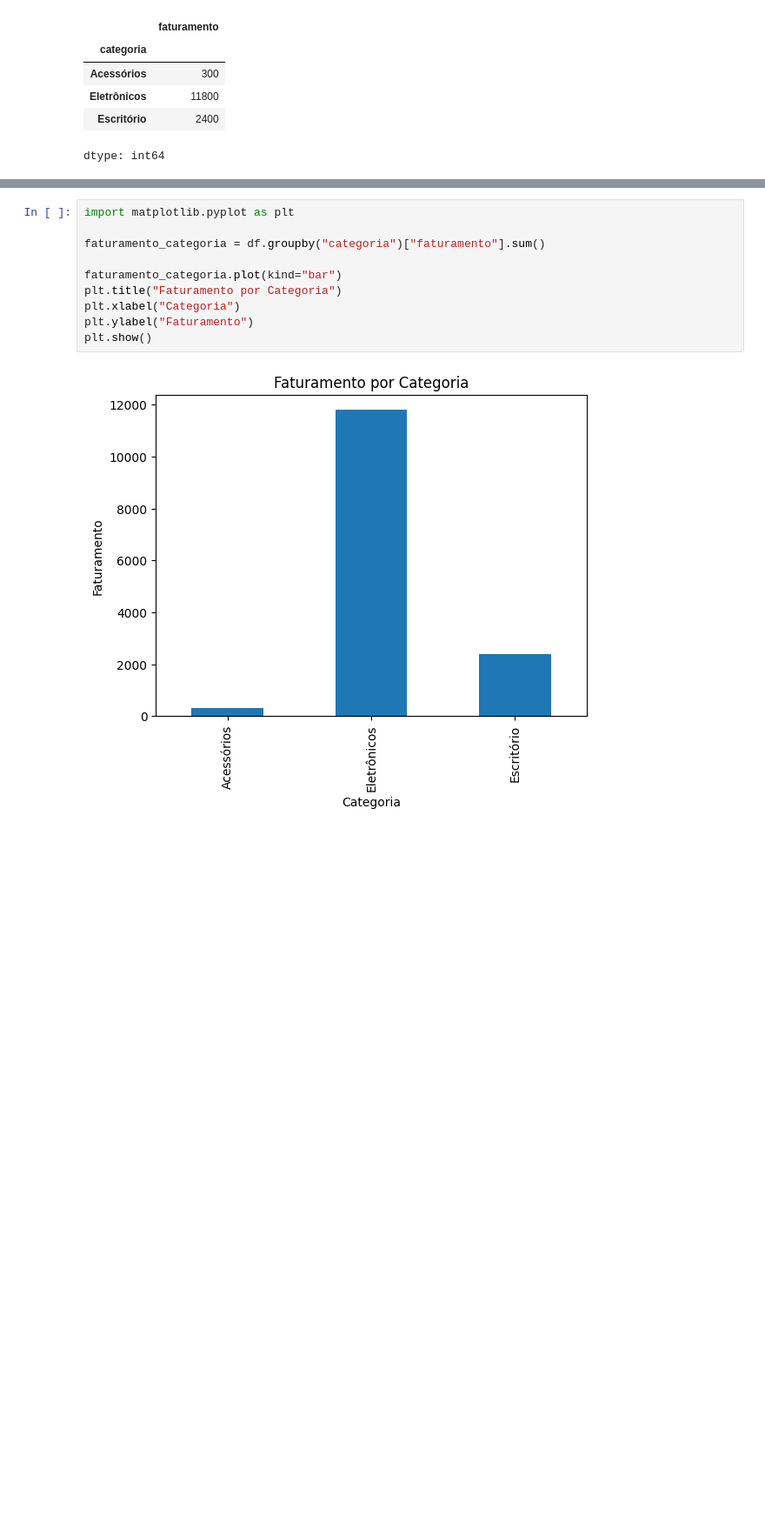
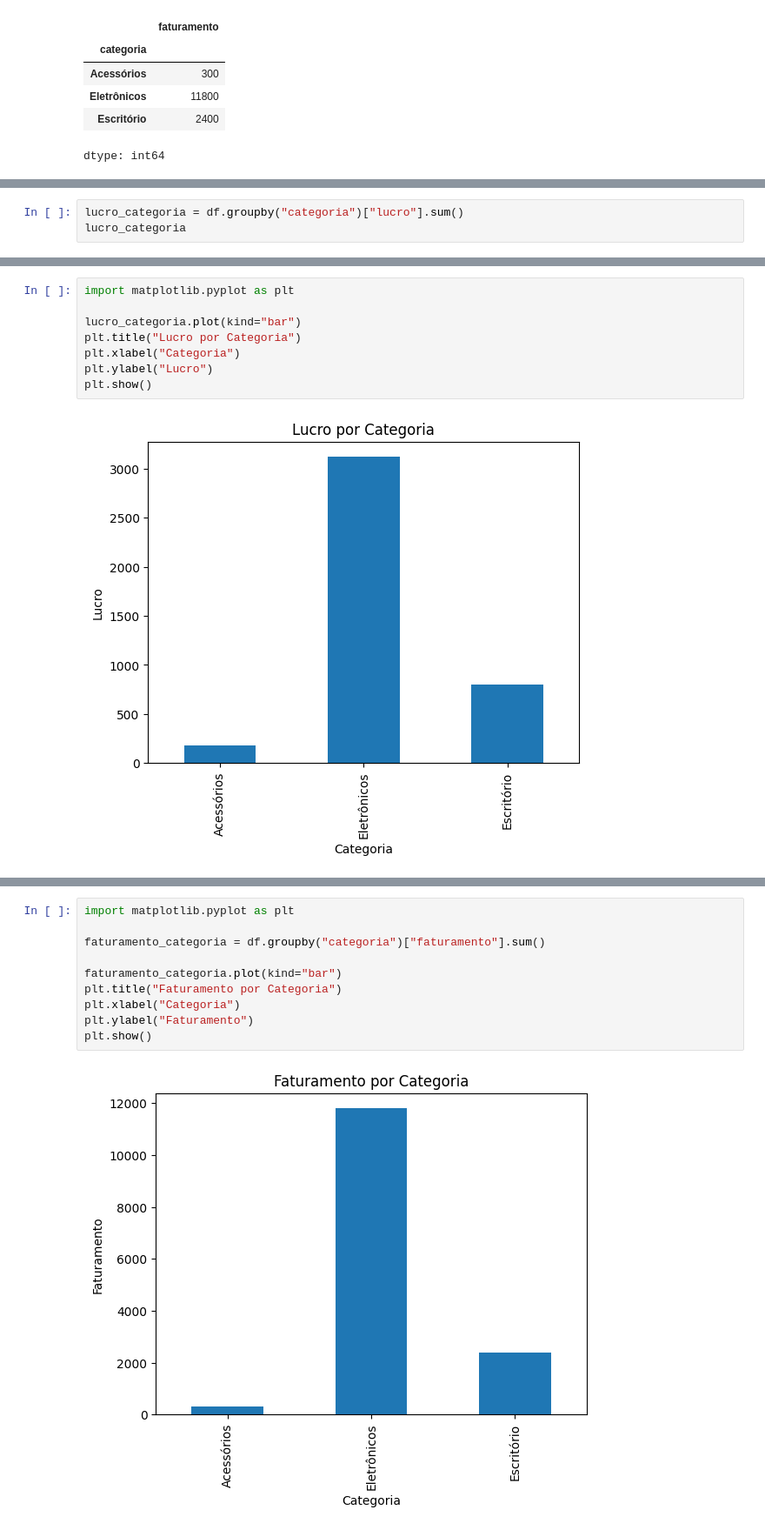
Before and after one commit to brunalorly/analise-vendas-python, a Jupyter notebook: notebooks/analise_vendas.ipynb, the cells around one changed output, grey strips where cells are left out. Shown at 87% size. Drawn from its saved outputs; the diff is of its cells as text; blank space fills up the shorter version.

```diff
--- a/notebooks/analise_vendas.ipynb
+++ b/notebooks/analise_vendas.ipynb
@@ -76,0 +89,3 @@ dtype: int64
+# %%
+lucro_categoria = df.groupby("categoria")["lucro"].sum()
+lucro_categoria
@@ -76,0 +99,10 @@ dtype: int64
+# %%
+import matplotlib.pyplot as plt
+
+lucro_categoria.plot(kind="bar")
+plt.title("Lucro por Categoria")
+plt.xlabel("Categoria")
+plt.ylabel("Lucro")
+plt.show()
+# %% [output]
+[figure, added]
```
Also changed, not shown: parts of 11 cells of this notebook.
